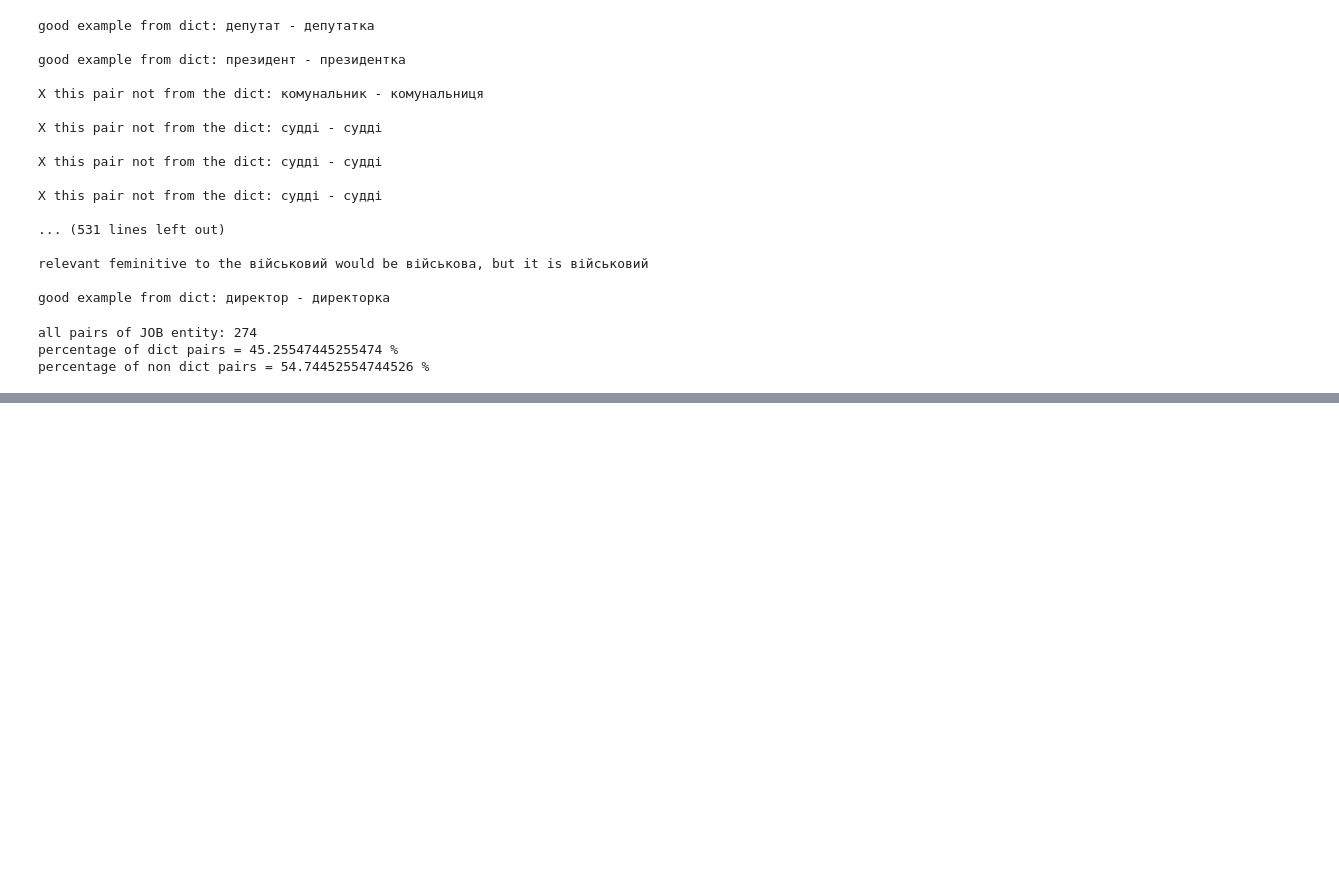
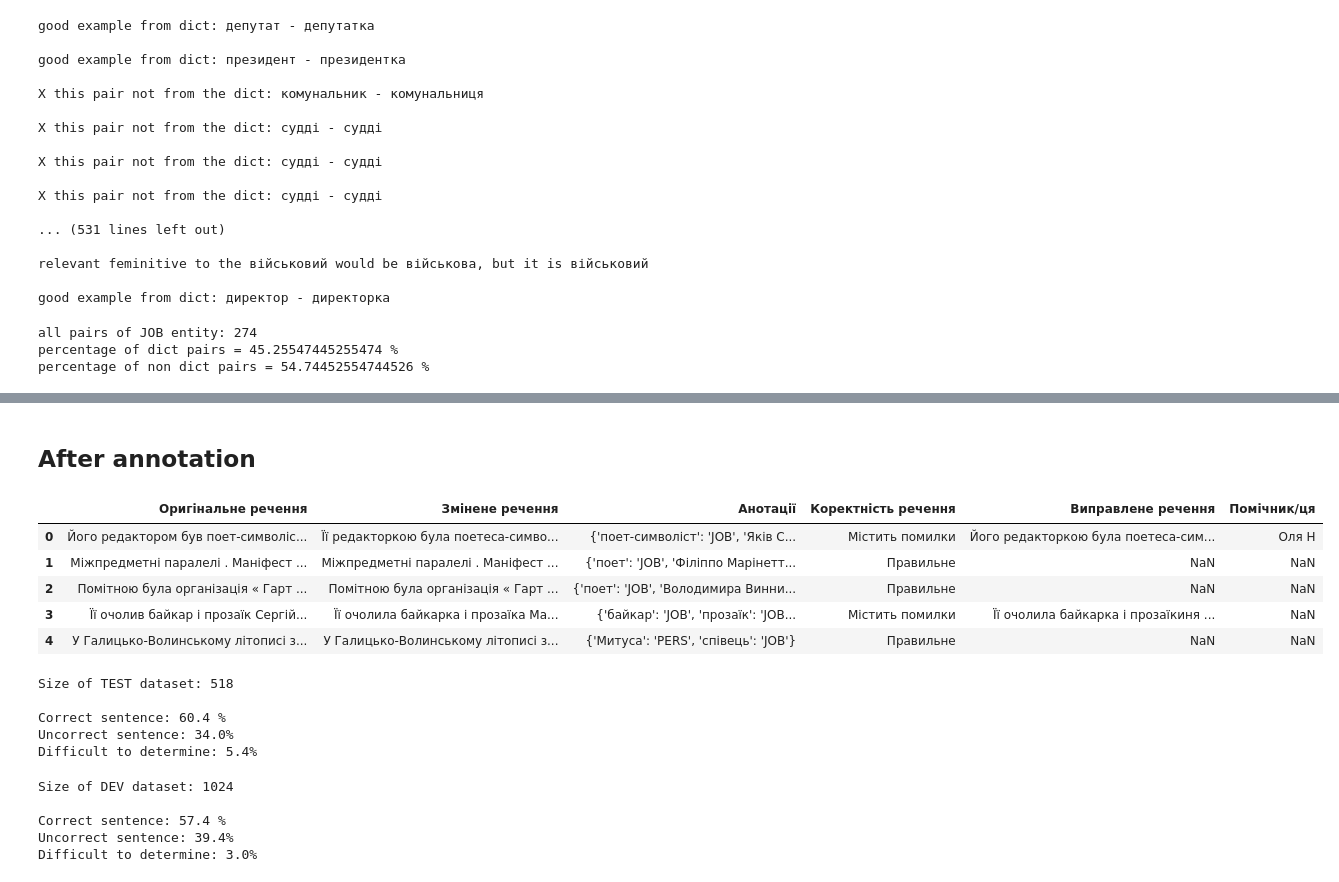
Before and after one commit to linndfors/ner_for_fem, a Jupyter notebook: src/metrics.ipynb, the cells around one changed output, grey strips where cells are left out. Cells and saved outputs as stored; diff of their text form; code cells hidden in the pictures; blank space fills up the shorter version.

```diff
--- a/src/metrics.ipynb
+++ b/src/metrics.ipynb
@@ -353,0 +622,38 @@ percentage of non dict pairs = 54.74452554744526 %
+# %% [markdown]
+## After annotation
+# %%
+test_swapped = pd.read_csv("test_swapped.csv")
+dev_swapped = pd.read_csv("dev_swapped.csv")
+# %%
+test_swapped.head()
+# %% [output]
+|  | Оригінальне речення | Змінене речення | Анотації | Коректність речення | Виправлене речення | Помічник/ця |
+| 0 | Його редактором був поет-символіс... | Її редакторкою була поетеса-симво... | {'поет-символіст': 'JOB', 'Яків С... | Містить помилки | Його редакторкою була поетеса-сим... | Оля Н |
+| 1 | Міжпредметні паралелі . Маніфест ... | Міжпредметні паралелі . Маніфест ... | {'поет': 'JOB', 'Філіппо Марінетт... | Правильне | NaN | NaN |
+| 2 | Помітною була організація « Гарт ... | Помітною була організація « Гарт ... | {'поет': 'JOB', 'Володимира Винни... | Правильне | NaN | NaN |
+| 3 | Її очолив байкар і прозаїк Сергій... | Її очолила байкарка і прозаїка Ма... | {'байкар': 'JOB', 'прозаїк': 'JOB... | Містить помилки | Її очолила байкарка і прозаїкиня ... | NaN |
+| 4 | У Галицько-Волинському літописі з... | У Галицько-Волинському літописі з... | {'Митуса': 'PERS', 'співець': 'JOB'} | Правильне | NaN | NaN |
+# %%
+print(f"Size of TEST dataset: {len(test_swapped)}\n")
+
+print(f"Correct sentence: {len(test_swapped[test_swapped['Коректність речення']=='Правильне']) * 100 / len(test_swapped):.1f} %")
+print(f"Uncorrect sentence: {len(test_swapped[test_swapped['Коректність речення']=='Містить помилки']) * 100 / len(test_swapped):.1f}%")
+print(f"Difficult to determine: {len(test_swapped[test_swapped['Коректність речення']=='Важко визначити']) * 100 / len(test_swapped):.1f}%")
+# %% [output]
+Size of TEST dataset: 518
+
+Correct sentence: 60.4 %
+Uncorrect sentence: 34.0%
+Difficult to determine: 5.4%
+# %%
+print(f"Size of DEV dataset: {len(dev_swapped)}\n")
+
+print(f"Correct sentence: {len(dev_swapped[dev_swapped['Коректність речення']=='Правильне']) * 100 / len(dev_swapped):.1f} %")
+print(f"Uncorrect sentence: {len(dev_swapped[dev_swapped['Коректність речення']=='Містить помилки']) * 100 / len(dev_swapped):.1f}%")
+print(f"Difficult to determine: {len(dev_swapped[dev_swapped['Коректність речення']=='Важко визначити']) * 100 / len(dev_swapped):.1f}%")
+# %% [output]
+Size of DEV dataset: 1024
+
+Correct sentence: 57.4 %
+Uncorrect sentence: 39.4%
+Difficult to determine: 3.0%
```
Also changed, not shown: parts of 58 cells of this notebook, 9 other files.
